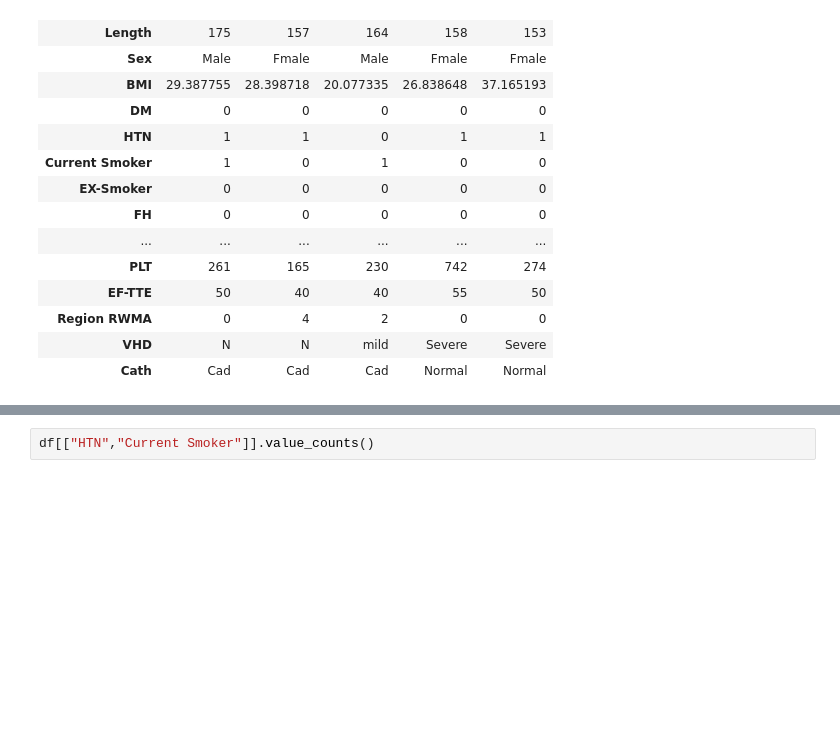
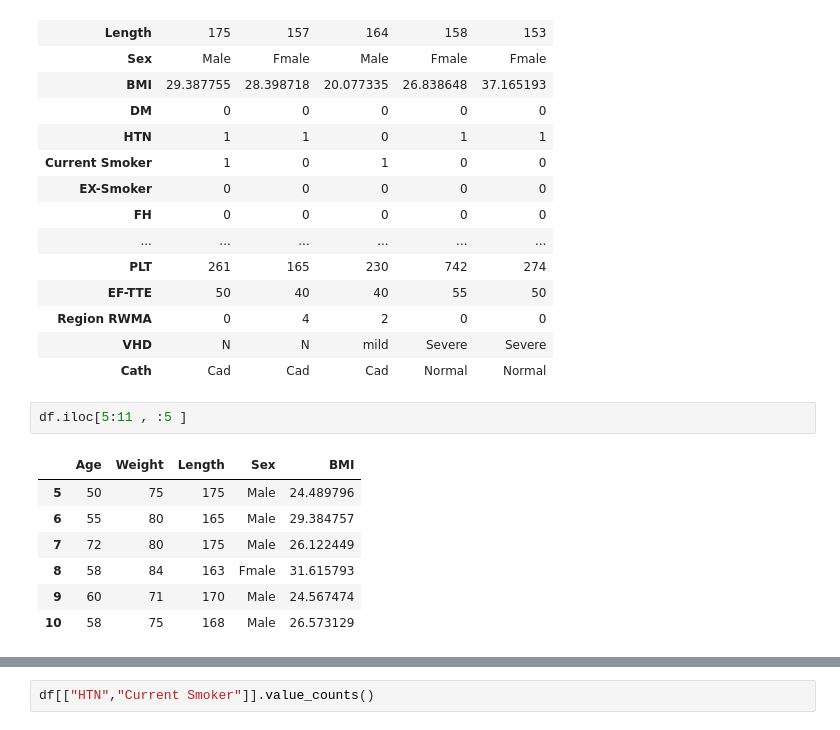
Before and after one commit to sohashe/dataset-analyzing, a Jupyter notebook: CAD dataset .ipynb, the cells around one changed output, grey strips where cells are left out. Drawn from its saved outputs; the diff is of its cells as text; blank space fills up the shorter version.

```diff
--- a/CAD dataset .ipynb
+++ b/CAD dataset .ipynb
@@ -38,3 +39,13 @@ df.head().T
 | Region RWMA | 0 | 4 | 2 | 0 | 0 |
 | VHD | N | N | mild | Severe | Severe |
 | Cath | Cad | Cad | Cad | Normal | Normal |
+# %%
+df.iloc[5:11 , :5 ]
+# %% [output]
+|  | Age | Weight | Length | Sex | BMI |
+| 5 | 50 | 75 | 175 | Male | 24.489796 |
+| 6 | 55 | 80 | 165 | Male | 29.384757 |
+| 7 | 72 | 80 | 175 | Male | 26.122449 |
+| 8 | 58 | 84 | 163 | Fmale | 31.615793 |
+| 9 | 60 | 71 | 170 | Male | 24.567474 |
+| 10 | 58 | 75 | 168 | Male | 26.573129 |
```
Also changed, not shown: parts of 16 cells of this notebook.
